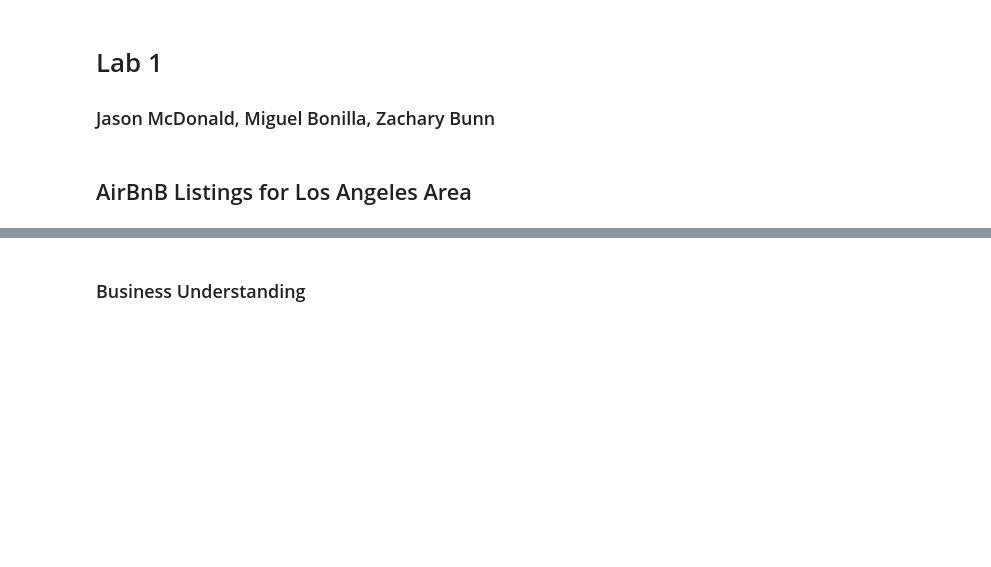
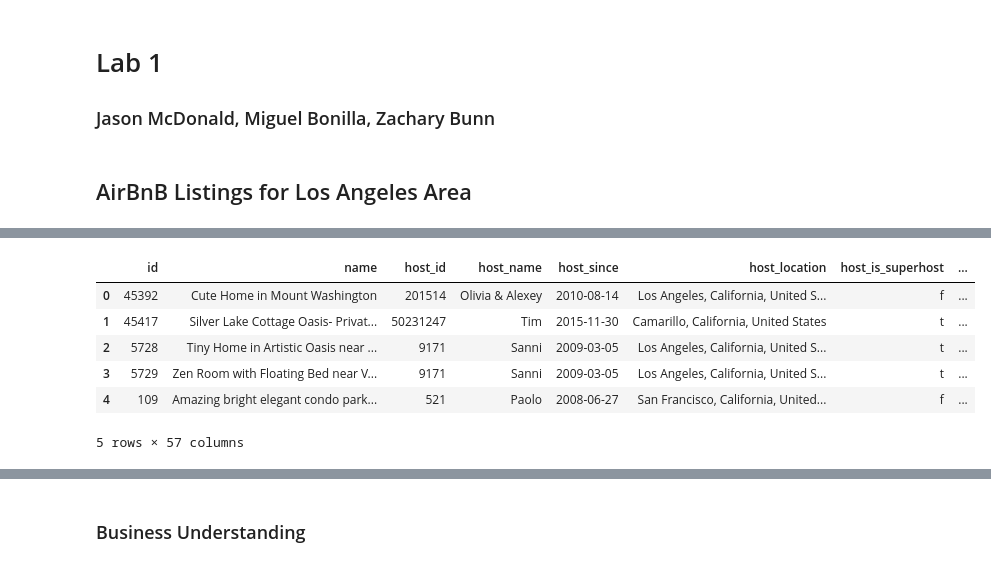
Before and after one commit to boneeyah/DS7331_Group, a Jupyter notebook: Lab1.ipynb, the cells around one changed output, grey strips where cells are left out. Cells and saved outputs as stored; diff of their text form; code cells hidden in the pictures; blank space fills up the shorter version.

```diff
--- a/Lab1.ipynb
+++ b/Lab1.ipynb
@@ -33,0 +48,10 @@ df.in
+# %%
+df.head()
+# %% [output]
+|  | id | name | host_id | host_name | host_since | host_location | host_is_superhost | ... |
+| 0 | 45392 | Cute Home in Mount Washington | 201514 | Olivia & Alexey | 2010-08-14 | Los Angeles, California, United S... | f | ... |
+| 1 | 45417 | Silver Lake Cottage Oasis- Privat... | 50231247 | Tim | 2015-11-30 | Camarillo, California, United States | t | ... |
+| 2 | 5728 | Tiny Home in Artistic Oasis near ... | 9171 | Sanni | 2009-03-05 | Los Angeles, California, United S... | t | ... |
+| 3 | 5729 | Zen Room with Floating Bed near V... | 9171 | Sanni | 2009-03-05 | Los Angeles, California, United S... | t | ... |
+| 4 | 109 | Amazing bright elegant condo park... | 521 | Paolo | 2008-06-27 | San Francisco, California, United... | f | ... |
+5 rows × 57 columns
```
Also changed, not shown: parts of 4 cells of this notebook.
